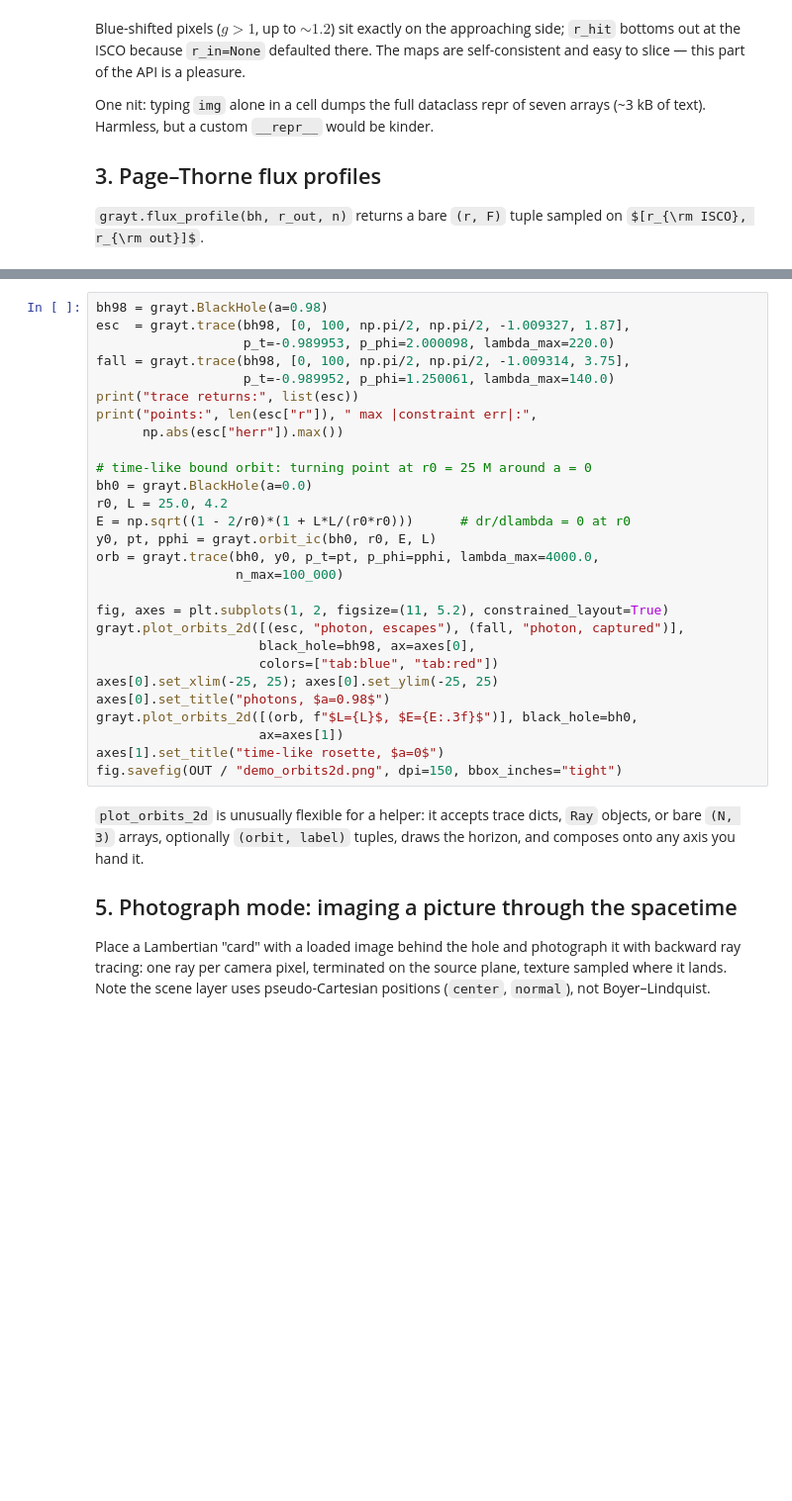
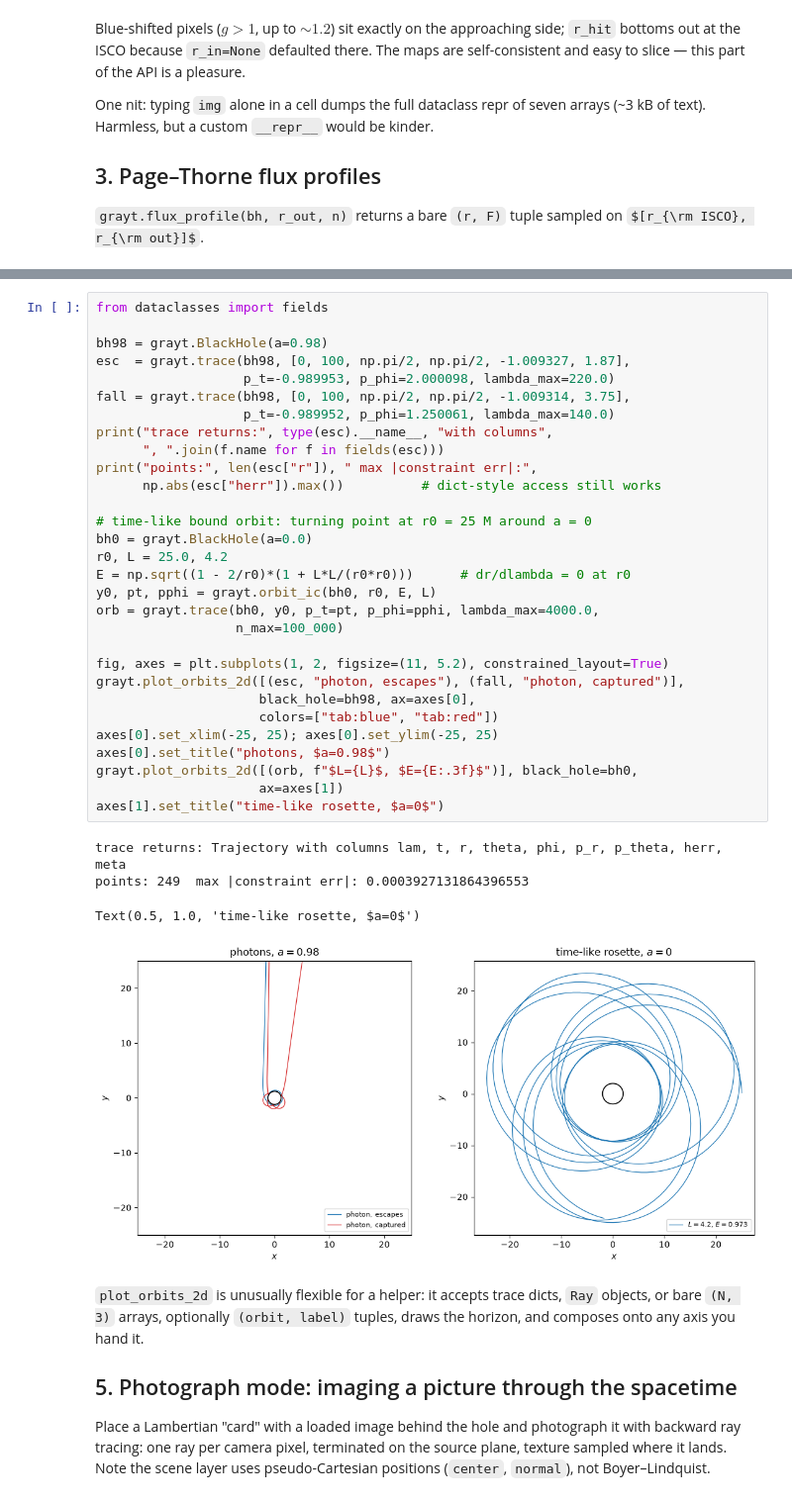
Before and after one commit to blancusjh/GRAVTRACER, a Jupyter notebook: notebooks/grayt_demo.ipynb, the cells around one changed output, grey strips where cells are left out. Shown at 99% size. Drawn from its saved outputs; the diff is of its cells as text; some formulas as TeX source; blank space fills up the shorter version.

```diff
--- a/notebooks/grayt_demo.ipynb
+++ b/notebooks/grayt_demo.ipynb
@@ -167,33 +234,40 @@ to learn). Watch the units seam: here `theta` is in **radians**, while
 `grayt.orbit_ic` builds `(y0, p_t, p_phi)` from conserved $(E, L)$ —
 `mass=1` (default) gives a time-like orbit, `mass=0` a photon.
 # %%
+from dataclasses import fields
+
 bh98 = grayt.BlackHole(a=0.98)
 esc  = grayt.trace(bh98, [0, 100, np.pi/2, np.pi/2, -1.009327, 1.87],
                    p_t=-0.989953, p_phi=2.000098, lambda_max=220.0)
 fall = grayt.trace(bh98, [0, 100, np.pi/2, np.pi/2, -1.009314, 3.75],
                    p_t=-0.989952, p_phi=1.250061, lambda_max=140.0)
-print("trace returns:", list(esc))
+print("trace returns:", type(esc).__name__, "with columns",
+      ", ".join(f.name for f in fields(esc)))
 print("points:", len(esc["r"]), " max |constraint err|:",
-      np.abs(esc["herr"]).max())
+      np.abs(esc["herr"]).max())          # dict-style access still works
 
 # time-like bound orbit: turning point at r0 = 25 M around a = 0
 bh0 = grayt.BlackHole(a=0.0)
 r0, L = 25.0, 4.2
 E = np.sqrt((1 - 2/r0)*(1 + L*L/(r0*r0)))      # dr/dlambda = 0 at r0
 y0, pt, pphi = grayt.orbit_ic(bh0, r0, E, L)
 orb = grayt.trace(bh0, y0, p_t=pt, p_phi=pphi, lambda_max=4000.0,
                   n_max=100_000)
 
 fig, axes = plt.subplots(1, 2, figsize=(11, 5.2), constrained_layout=True)
 grayt.plot_orbits_2d([(esc, "photon, escapes"), (fall, "photon, captured")],
                      black_hole=bh98, ax=axes[0],
                      colors=["tab:blue", "tab:red"])
 axes[0].set_xlim(-25, 25); axes[0].set_ylim(-25, 25)
 axes[0].set_title("photons, $a=0.98$")
 grayt.plot_orbits_2d([(orb, f"$L={L}$, $E={E:.3f}$")], black_hole=bh0,
                      ax=axes[1])
 axes[1].set_title("time-like rosette, $a=0$")
-fig.savefig(OUT / "demo_orbits2d.png", dpi=150, bbox_inches="tight")
+# %% [output]
+trace returns: Trajectory with columns lam, t, r, theta, phi, p_r, p_theta, herr, meta
+points: 249  max |constraint err|: 0.0003927131864396553
+Text(0.5, 1.0, 'time-like rosette, $a=0$')
+[figure, added]
 # %% [markdown]
 `plot_orbits_2d` is unusually flexible for a helper: it accepts trace
 dicts, `Ray` objects, or bare `(N, 3)` arrays, optionally `(orbit, label)`
```
Also changed, not shown: parts of 18 cells of this notebook, 12 other files.
